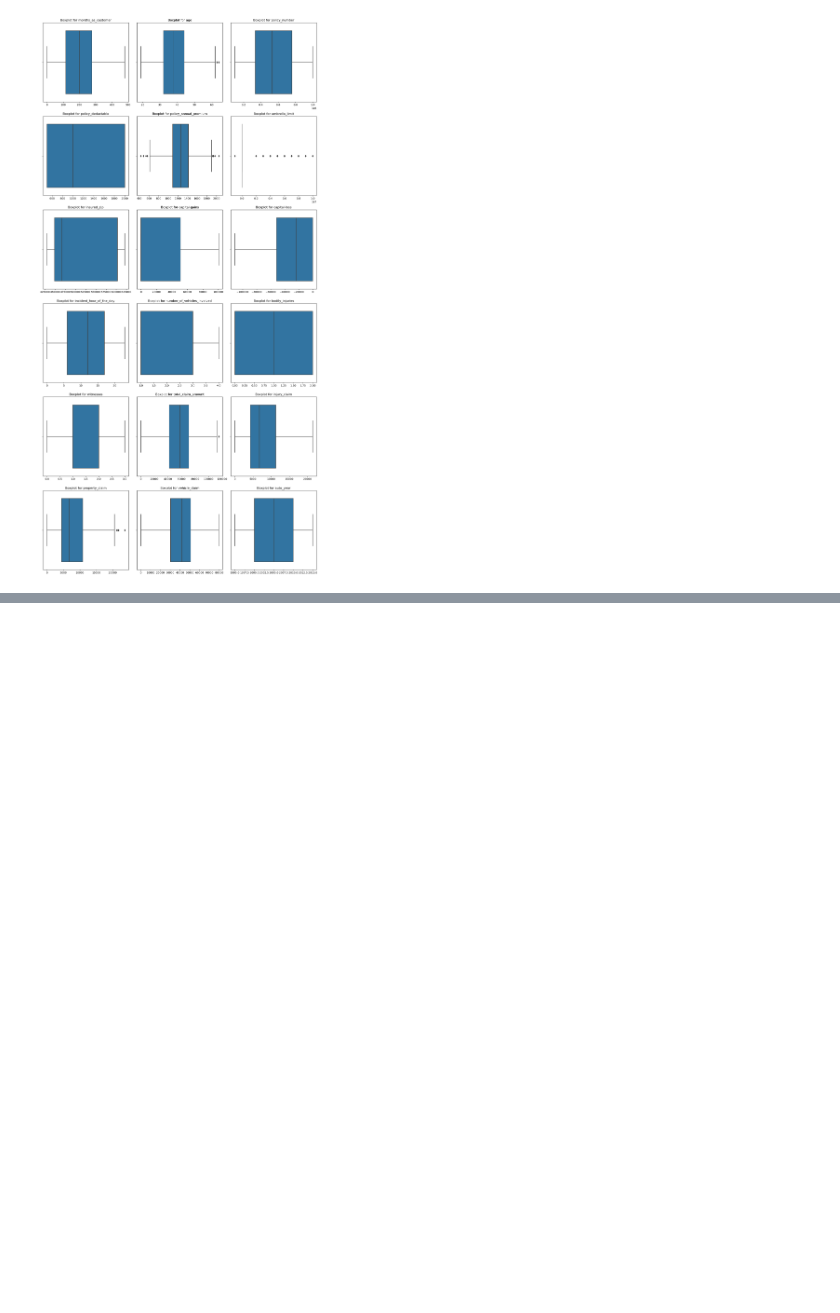
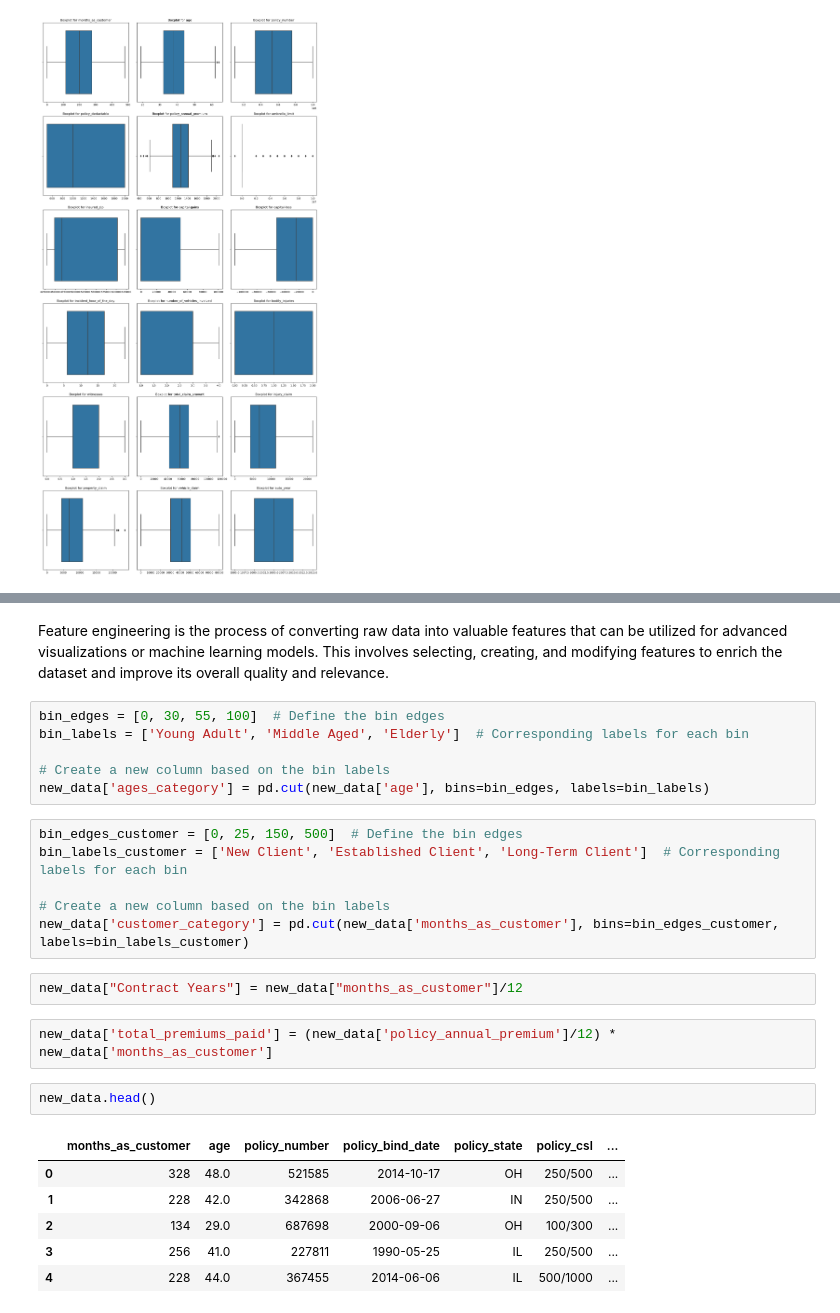
Before and after one commit to Lindelani82/Insurance-Claim-Detection-project, a Jupyter notebook: Untitled-1.ipynb, the cells around one changed output, grey strips where cells are left out. Drawn from its saved outputs; the diff is of its cells as text; blank space fills up the shorter version.

```diff
--- a/Untitled-1.ipynb
+++ b/Untitled-1.ipynb
@@ -194,0 +224,27 @@ plt.show()
+# %% [markdown]
+Feature engineering is the process of converting raw data into valuable features that can be utilized for advanced visualizations or machine learning models. This involves selecting, creating, and modifying features to enrich the dataset and improve its overall quality and relevance.
+# %%
+bin_edges = [0, 30, 55, 100]  # Define the bin edges
+bin_labels = ['Young Adult', 'Middle Aged', 'Elderly']  # Corresponding labels for each bin
+
+# Create a new column based on the bin labels
+new_data['ages_category'] = pd.cut(new_data['age'], bins=bin_edges, labels=bin_labels)
+# %%
+bin_edges_customer = [0, 25, 150, 500]  # Define the bin edges
+bin_labels_customer = ['New Client', 'Established Client', 'Long-Term Client']  # Corresponding labels for each bin
+
+# Create a new column based on the bin labels
+new_data['customer_category'] = pd.cut(new_data['months_as_customer'], bins=bin_edges_customer, labels=bin_labels_customer)
+# %%
+new_data["Contract Years"] = new_data["months_as_customer"]/12
+# %%
+new_data['total_premiums_paid'] = (new_data['policy_annual_premium']/12) * new_data['months_as_customer']
+# %%
+new_data.head()
+# %% [output]
+|  | months_as_customer | age | policy_number | policy_bind_date | policy_state | policy_csl | ... |
+| 0 | 328 | 48.0 | 521585 | 2014-10-17 | OH | 250/500 | ... |
+| 1 | 228 | 42.0 | 342868 | 2006-06-27 | IN | 250/500 | ... |
+| 2 | 134 | 29.0 | 687698 | 2000-09-06 | OH | 100/300 | ... |
+| 3 | 256 | 41.0 | 227811 | 1990-05-25 | IL | 250/500 | ... |
+| 4 | 228 | 44.0 | 367455 | 2014-06-06 | IL | 500/1000 | ... |
```
Also changed, not shown: parts of 20 cells of this notebook.
